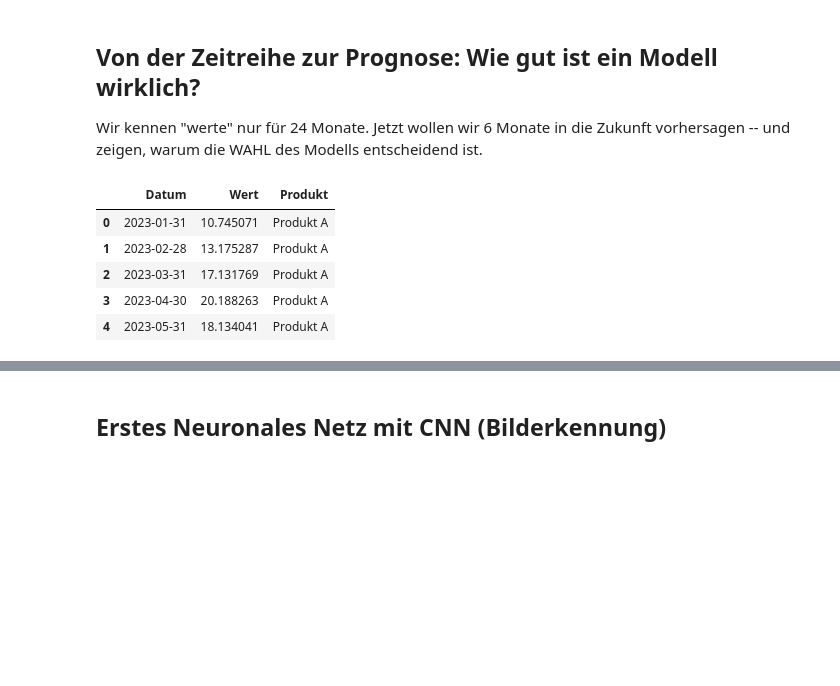
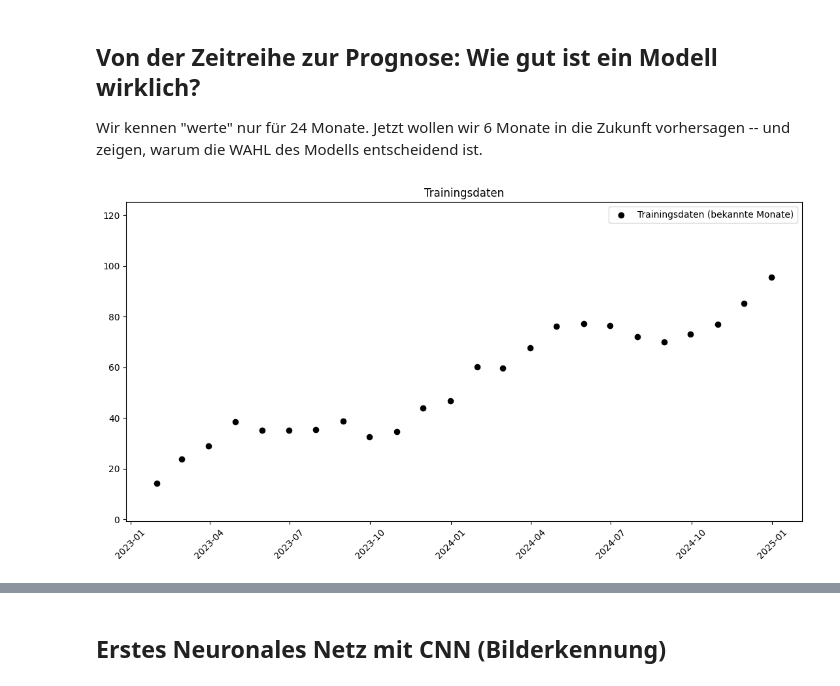
Before and after one commit to chiaoya/Deep-Learning-Foundations-Python-Tensorflow, a Jupyter notebook: notebook/DL_Day2_Tensorflow.ipynb, the cells around one changed output, grey strips where cells are left out. Saved outputs shown, nothing was run; the diff lists cells and outputs as text; code cells hidden in the pictures; blank space fills up the shorter version.

```diff
--- a/notebook/DL_Day2_Tensorflow.ipynb
+++ b/notebook/DL_Day2_Tensorflow.ipynb
@@ -436,34 +436,29 @@ trend_B = np.linspace(5, 55, 24)
 saison_B = 6 * np.sin(np.linspace(0, 4 * np.pi, 24))
 rauschen_B = np.random.normal(0, 2.5, 24)
 werte_B = trend_B + saison_B + rauschen_B
-
-# DataFrame erzeugen
-df_A = pd.DataFrame({
-    "Datum": daten,
-    "Wert": werte_A,
-    "Produkt": "Produkt A"
-})
-
-df_B = pd.DataFrame({
-    "Datum": daten,
-    "Wert": werte_B,
-    "Produkt": "Produkt B"
-})
-
-zeitreihe_df = pd.concat([df_A, df_B])
-zeitreihe_df.head()
-# %% [output]
-|  | Datum | Wert | Produkt |
-| 0 | 2023-01-31 | 10.745071 | Produkt A |
-| 1 | 2023-02-28 | 13.175287 | Produkt A |
-| 2 | 2023-03-31 | 17.131769 | Produkt A |
-| 3 | 2023-04-30 | 20.188263 | Produkt A |
-| 4 | 2023-05-31 | 18.134041 | Produkt A |
 # %%
 werte = werte_A + werte_B
 trend = trend_A + trend_B
 saison = saison_A + saison_B
 rauschen = rauschen_A + rauschen_B
+# %%
+# Plot: alle drei Modelle über die bekannten Monate hinaus verlängert
+plt.figure(figsize=(11,6))
+plt.scatter(daten, werte, color="black", s=35, zorder=5, label="Trainingsdaten (bekannte Monate)")
+
+# WICHTIG: y-Achse begrenzen! Sonst "explodiert" das Overfitting-Polynom
+# außerhalb der Trainingsdaten so stark, dass alle anderen Linien als
+# flache Striche bei 0 zusammengequetscht aussehen.
+plt.ylim(min(werte.min(), kurve_trend.min(), kurve_kombiniert.min()) - 15,
+         max(werte.max(), kurve_trend.max(), kurve_kombiniert.max()) + 15)
+
+plt.title("Trainingsdaten")
+plt.legend()
+plt.xticks(rotation=45)
+plt.tight_layout()
+plt.show()
+# %% [output]
+[figure, added]
 # %%
 n_future = 6
 zukunft_daten = pd.date_range(start=daten[-1], periods=n_future + 1, freq="ME")[1:]
```
Also changed, not shown: parts of 1 cell of this notebook.
